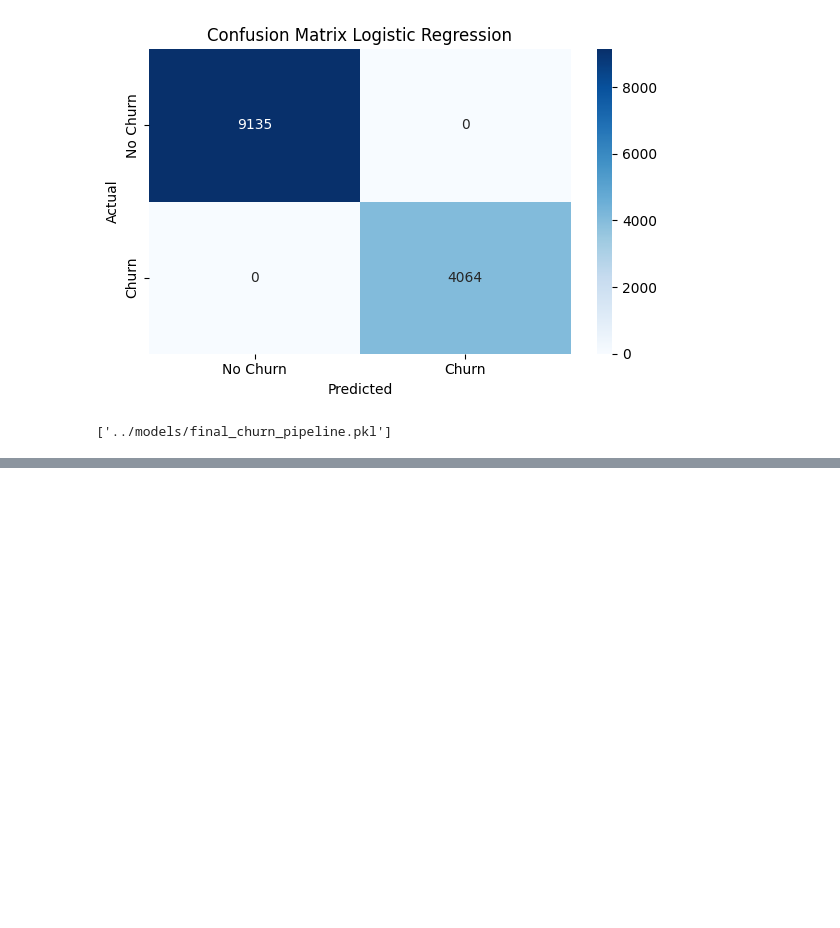
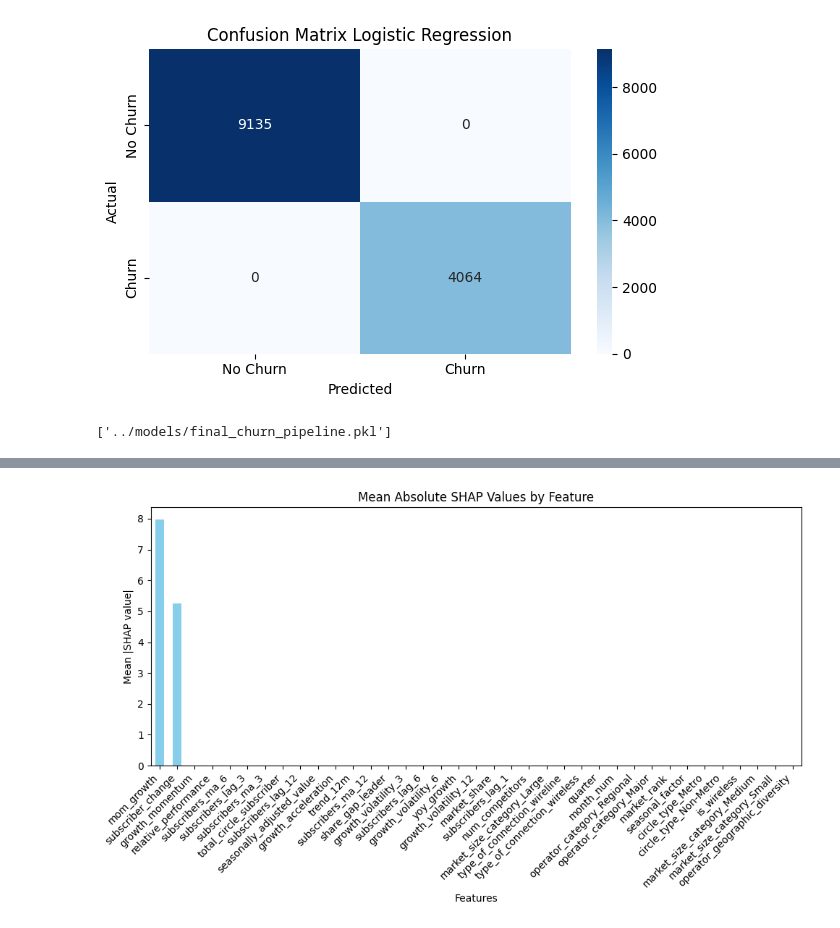
Before and after one commit to Lone-Hassan/Telecom-Churn-Project, a Jupyter notebook: notebooks/modeling.ipynb, the cells around one changed output, grey strips where cells are left out. Cells and saved outputs as stored; diff of their text form; code cells hidden in the pictures; blank space fills up the shorter version.

```diff
--- a/notebooks/modeling.ipynb
+++ b/notebooks/modeling.ipynb
@@ -157,0 +182,23 @@ joblib.dump(final_model, "../models/final_churn_pipeline.pkl")
+# %%
+import pandas as pd
+import matplotlib.pyplot as plt
+import numpy as np
+
+feature_names=final_model.named_steps["onehotencoder"].get_feature_names_out()
+
+# Take mean absolute SHAP value across all samples
+mean_shap = np.abs(shap_values).mean(axis=0)
+
+# Create Series with feature names
+shap_series = pd.Series(mean_shap, index=feature_names).sort_values(ascending=False)
+
+plt.figure(figsize=(10, 6))
+shap_series.plot(kind='bar', color='skyblue')
+plt.title("Mean Absolute SHAP Values by Feature")
+plt.ylabel("Mean |SHAP value|")
+plt.xlabel("Features")
+plt.xticks(rotation=45, ha='right')
+plt.tight_layout()
+plt.show()
+# %% [output]
+[figure, added]
```
Also changed, not shown: parts of 3 cells of this notebook, 3 other files.
